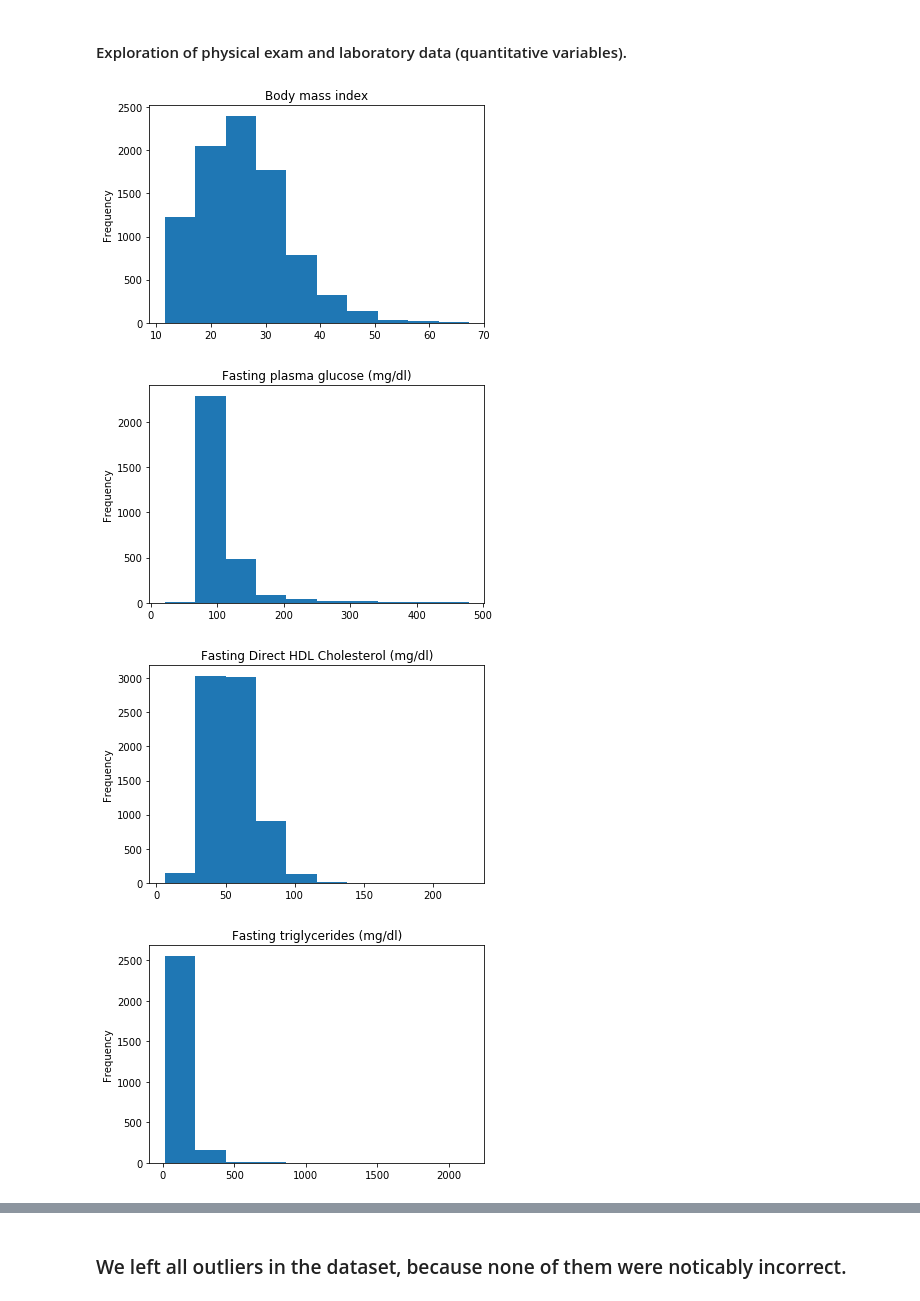
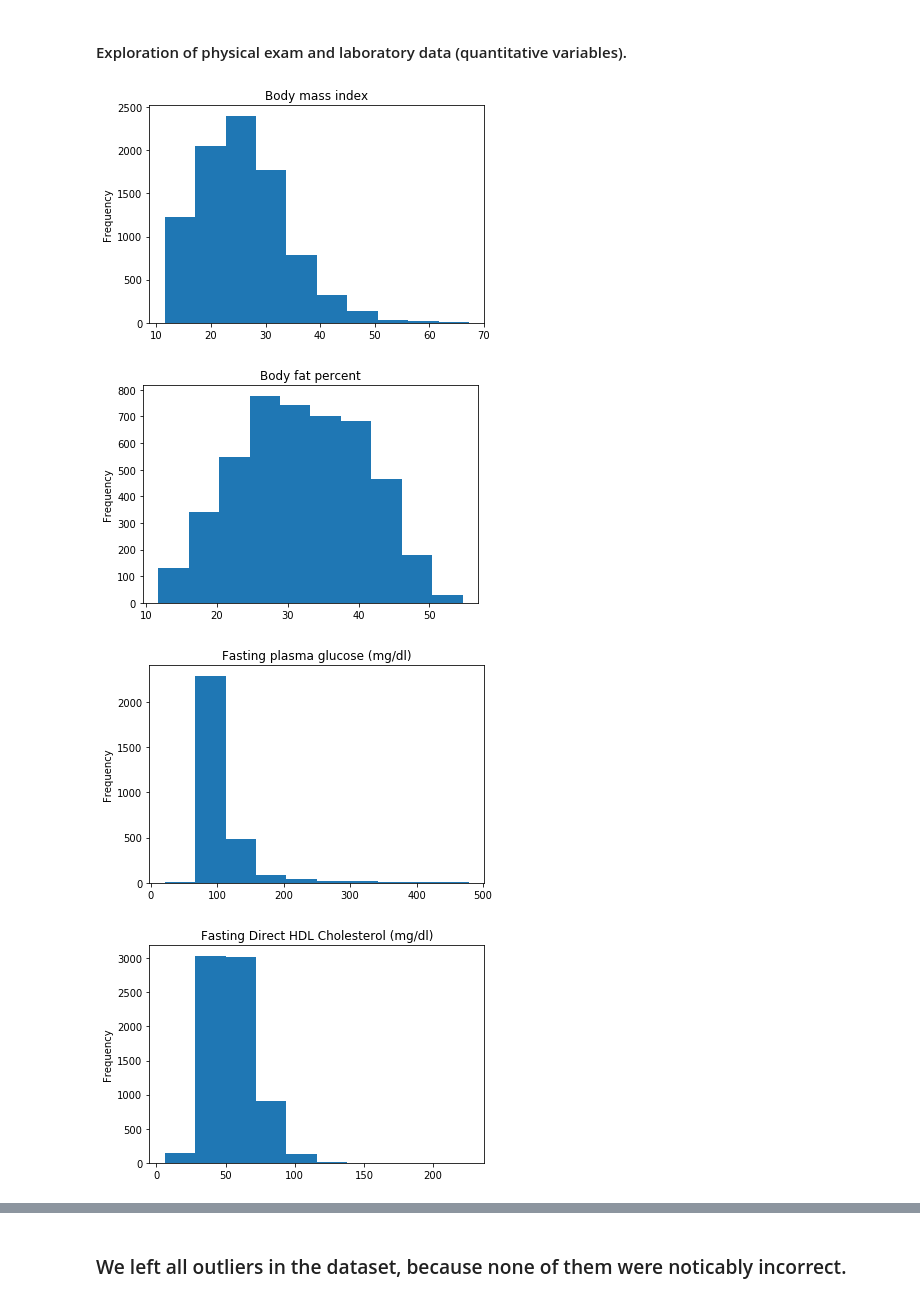
Before and after one commit to carashri/Capstone-1, a Jupyter notebook: Capstone I - NHANES Data Wrangling.ipynb, the cells around one changed output, grey strips where cells are left out. Cells and saved outputs as stored; diff of their text form; code cells hidden in the pictures.

```diff
--- a/Capstone I - NHANES Data Wrangling.ipynb
+++ b/Capstone I - NHANES Data Wrangling.ipynb
@@ -335,27 +331,3 @@ diabetes
 3    0
 4    0
 dtype: int8
-# %%
-'''#Changing ordinal categorical variables to float to category
-
-nhanes[~nhanes[['gender', 'diabetes', 'prediabetes', 'chf', 'chd', 'angina', 'heartattack', 'stroke']].isnull()]
-nhanes['gender']=pd.to_numeric(nhanes['gender'], errors='coerce')
-nhanes['diabetes'] = pd.to_numeric(nhanes['diabetes'], errors='coerce')
-nhanes['prediabetes'] = pd.to_numeric(nhanes['prediabetes'], errors='coerce')
-nhanes['chf'] = pd.to_numeric(nhanes['chf'], errors='coerce')
-nhanes['chd'] = pd.to_numeric(nhanes['chd'], errors='coerce')
-nhanes['angina'] = pd.to_numeric(nhanes['angina'], errors='coerce')
-nhanes['heartattack'] = pd.to_numeric(nhanes['heartattack'], errors='coerce')
-nhanes['stroke'] = pd.to_numeric(nhanes['stroke'], errors='coerce')
-
-nhanes = nhanes.dropna(subset=['gender'])
-nhanes = nhanes.dropna(subset=['diabetes'])
-nhanes = nhanes.dropna(subset=['prediabetes'])
-nhanes = nhanes.dropna(subset=['chf'])
-nhanes = nhanes.dropna(subset=['chd'])
-nhanes = nhanes.dropna(subset=['angina'])
-nhanes = nhanes.dropna(subset=['heartattack'])
-nhanes = nhanes.dropna(subset=['stroke'])
-
-nhanes[['gender', 'diabetes', 'prediabetes', 'chf', 'chd', 'angina', 'heartattack', 'stroke']] \
-= nhanes[['gender', 'diabetes', 'prediabetes', 'chf', 'chd', 'angina', 'heartattack', 'stroke']].astype(int)'''
@@ -506,23 +476,24 @@ plt.show()
 # %% [markdown]
 #### Exploration of physical exam and laboratory data (quantitative variables).
 # %%
-# Histograms of the laboratory data
 nhanes.bmi.plot(kind='hist', title='Body mass index')
+plt.show()
+nhanes.bodyfatpct.plot(kind='hist', title='Body fat percent')
 plt.show()
 nhanes.glucose.plot(kind='hist', title="Fasting plasma glucose (mg/dl)")
 plt.show()
 nhanes.hdl.plot(kind='hist', title='Fasting Direct HDL Cholesterol (mg/dl)')
 plt.show()
 nhanes.tg.plot(kind='hist', title='Fasting triglycerides (mg/dl)')
 plt.show()
 nhanes.ldl.plot(kind='hist', title='LDL Cholesterol (mg/dl)')
 plt.show()
 nhanes.tchol.plot(kind='hist', title='Total Cholesterol (mg/dl)')
 plt.show()
 nhanes.hgba1c.plot(kind='hist', title='Glycated Hemoglobin (%)')
 plt.show()
 # %% [output]
 [figure]
-[figure, old version]
+[figure, new version]
-[figure, old version]
+[figure, new version]
-[figure, old version]
+[figure, new version]
```
Also changed, not shown: parts of 3 cells of this notebook.
